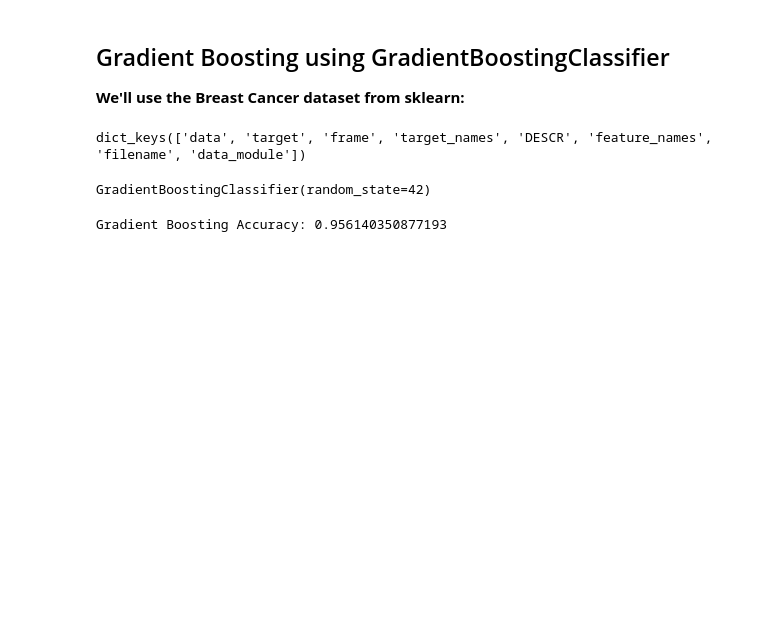
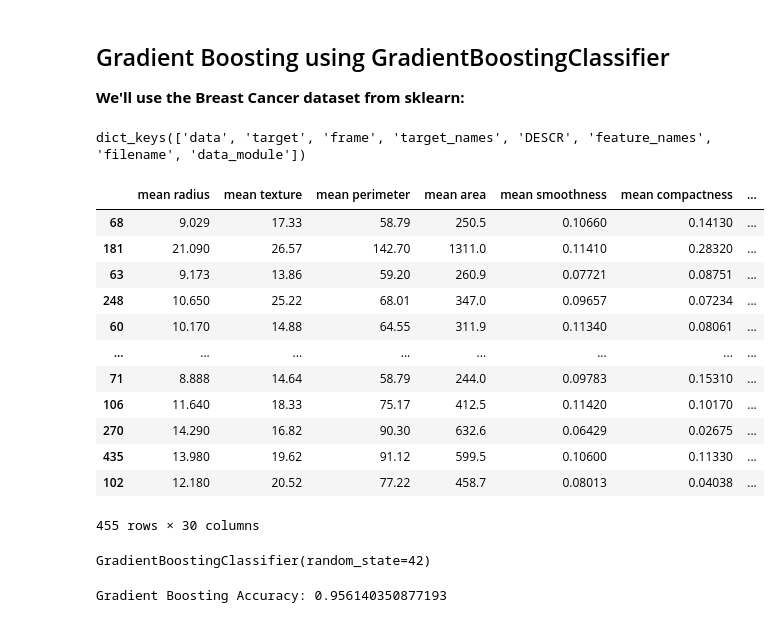
Before and after one commit to Shuaibiqbal/XGBoost-vs-Gradient-Boosting-A-Hands-On-Comparison-with-Code, a Jupyter notebook: notebooks/XGBoost_vs_Gradient_Boosting.ipynb, the cells around one changed output. Saved outputs shown, nothing was run; the diff lists cells and outputs as text; code cells hidden in the pictures; blank space fills up the shorter version.

```diff
--- a/notebooks/XGBoost_vs_Gradient_Boosting.ipynb
+++ b/notebooks/XGBoost_vs_Gradient_Boosting.ipynb
@@ -41,8 +41,23 @@ dict_keys(['data', 'target', 'frame', 'target_names', 'DESCR', 'feature_names',
 # %%
 df = pd.DataFrame(data.data, columns=data.feature_names)
 df["Target"] = data.target
 X, y = df.drop("Target", axis=1), df["Target"]
 X_train, X_test, y_train, y_test = train_test_split(X, y, test_size=0.2, random_state=42)
+X_train
+# %% [output]
+|  | mean radius | mean texture | mean perimeter | mean area | mean smoothness | mean compactness | ... |
+| 68 | 9.029 | 17.33 | 58.79 | 250.5 | 0.10660 | 0.14130 | ... |
+| 181 | 21.090 | 26.57 | 142.70 | 1311.0 | 0.11410 | 0.28320 | ... |
+| 63 | 9.173 | 13.86 | 59.20 | 260.9 | 0.07721 | 0.08751 | ... |
+| 248 | 10.650 | 25.22 | 68.01 | 347.0 | 0.09657 | 0.07234 | ... |
+| 60 | 10.170 | 14.88 | 64.55 | 311.9 | 0.11340 | 0.08061 | ... |
+| ... | ... | ... | ... | ... | ... | ... | ... |
+| 71 | 8.888 | 14.64 | 58.79 | 244.0 | 0.09783 | 0.15310 | ... |
+| 106 | 11.640 | 18.33 | 75.17 | 412.5 | 0.11420 | 0.10170 | ... |
+| 270 | 14.290 | 16.82 | 90.30 | 632.6 | 0.06429 | 0.02675 | ... |
+| 435 | 13.980 | 19.62 | 91.12 | 599.5 | 0.10600 | 0.11330 | ... |
+| 102 | 12.180 | 20.52 | 77.22 | 458.7 | 0.08013 | 0.04038 | ... |
+455 rows × 30 columns
 # %%
 gb_model = GradientBoostingClassifier(n_estimators=100, max_depth=3, learning_rate=0.1, random_state=42)
 # %%
```
Also changed, not shown: parts of 13 cells of this notebook.
